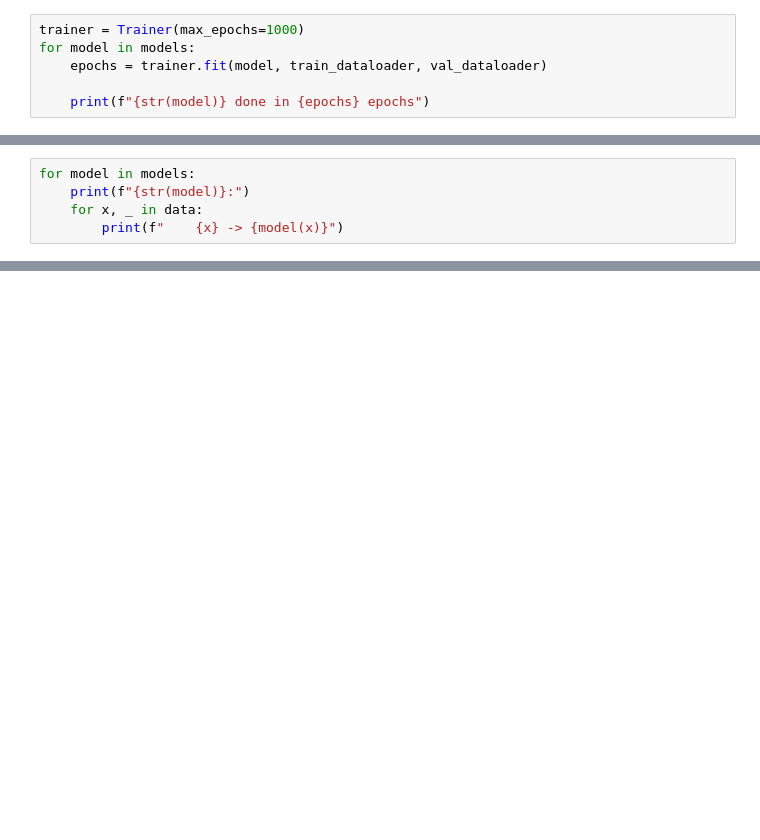
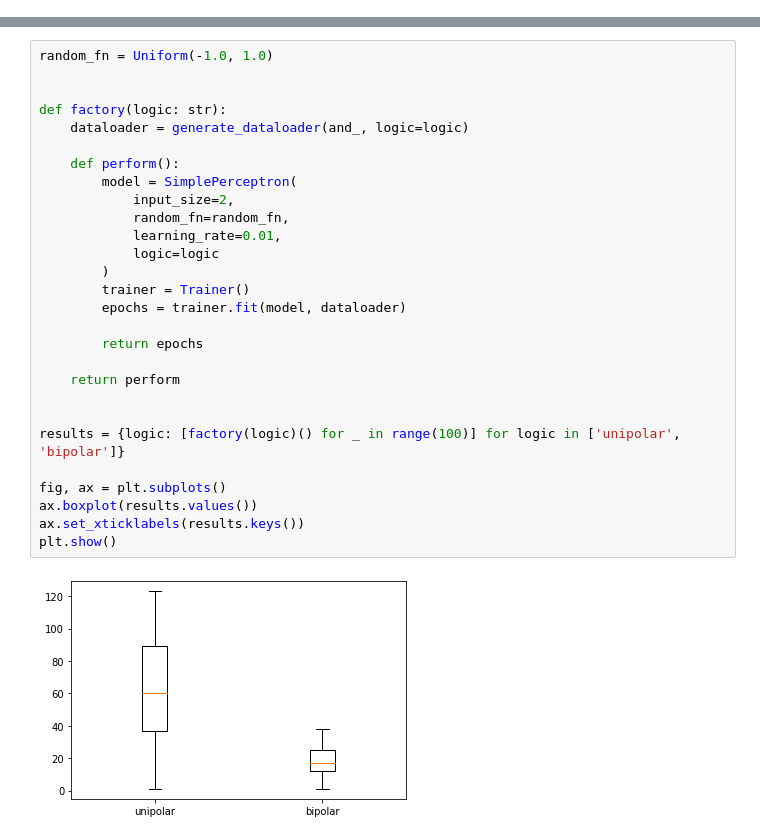
Before and after one commit to karolbelina/sn, a Jupyter notebook: notebooks/assg1.ipynb, the cells around one changed output, grey strips where cells are left out. Cells and saved outputs as stored; diff of their text form; blank space fills up the shorter version.

Commit message:
Add the experiments related to the simple perceptron

```diff
--- a/notebooks/assg1.ipynb
+++ b/notebooks/assg1.ipynb
@@ -49,6 +26,0 @@ val_dataloader = DataLoader(augment_data(data, 10), random=False)
-# %%
-trainer = Trainer(max_epochs=1000)
-for model in models:
-    epochs = trainer.fit(model, train_dataloader, val_dataloader)
-
-    print(f"{str(model)} done in {epochs} epochs")
@@ -58,5 +26,0 @@ ADALINE done in 28 epochs
-# %%
-for model in models:
-    print(f"{str(model)}:")
-    for x, _ in data:
-        print(f"    {x} -> {model(x)}")
@@ -73,0 +140,30 @@ ADALINE:
+# %%
+random_fn = Uniform(-1.0, 1.0)
+
+
+def factory(logic: str):
+    dataloader = generate_dataloader(and_, logic=logic)
+
+    def perform():
+        model = SimplePerceptron(
+            input_size=2,
+            random_fn=random_fn,
+            learning_rate=0.01,
+            logic=logic
+        )
+        trainer = Trainer()
+        epochs = trainer.fit(model, dataloader)
+
+        return epochs
+
+    return perform
+
+
+results = {logic: [factory(logic)() for _ in range(100)] for logic in ['unipolar', 'bipolar']}
+
+fig, ax = plt.subplots()
+ax.boxplot(results.values())
+ax.set_xticklabels(results.keys())
+plt.show()
+# %% [output]
+[figure, added]
```
Also changed, not shown: parts of 15 cells of this notebook, 1 other file.
